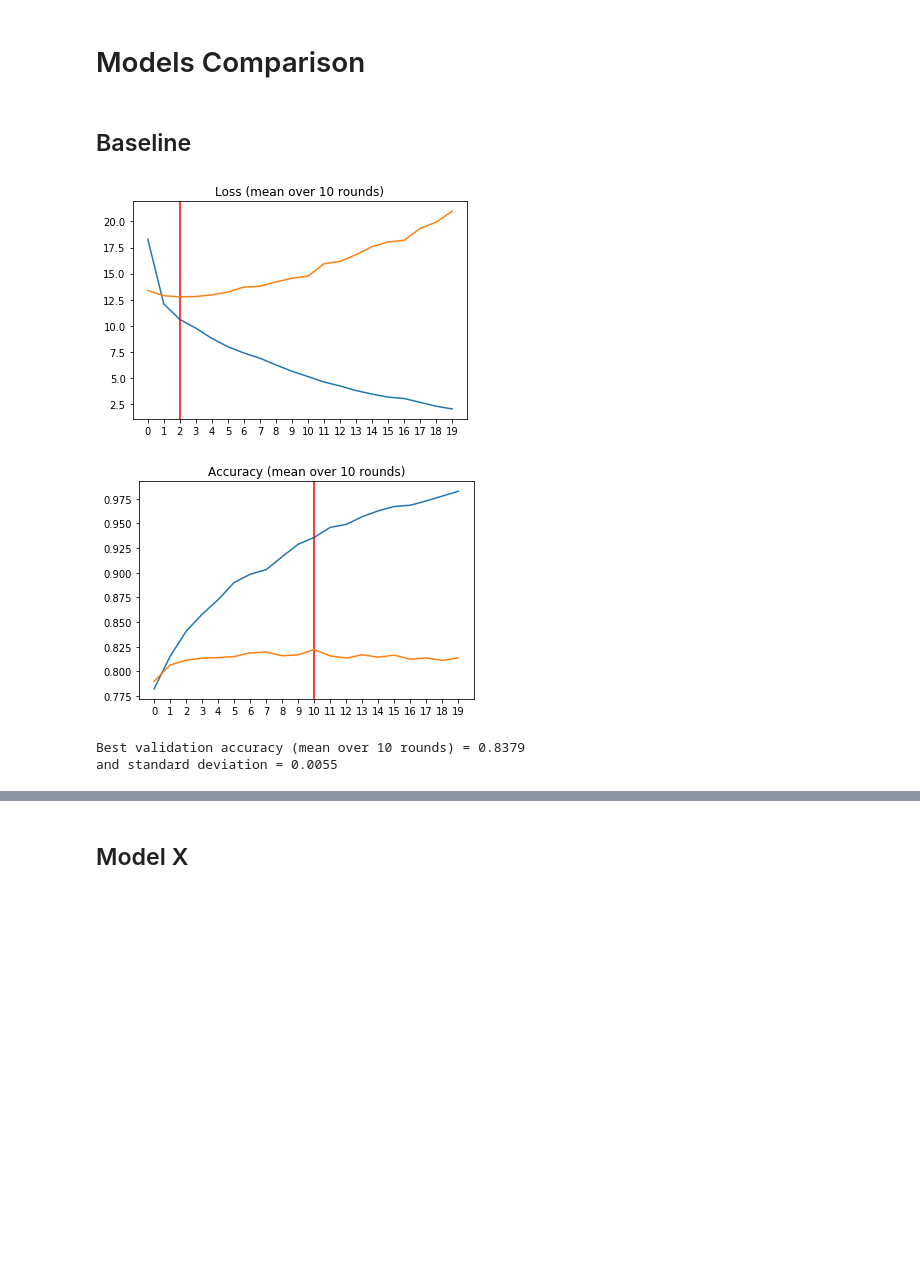
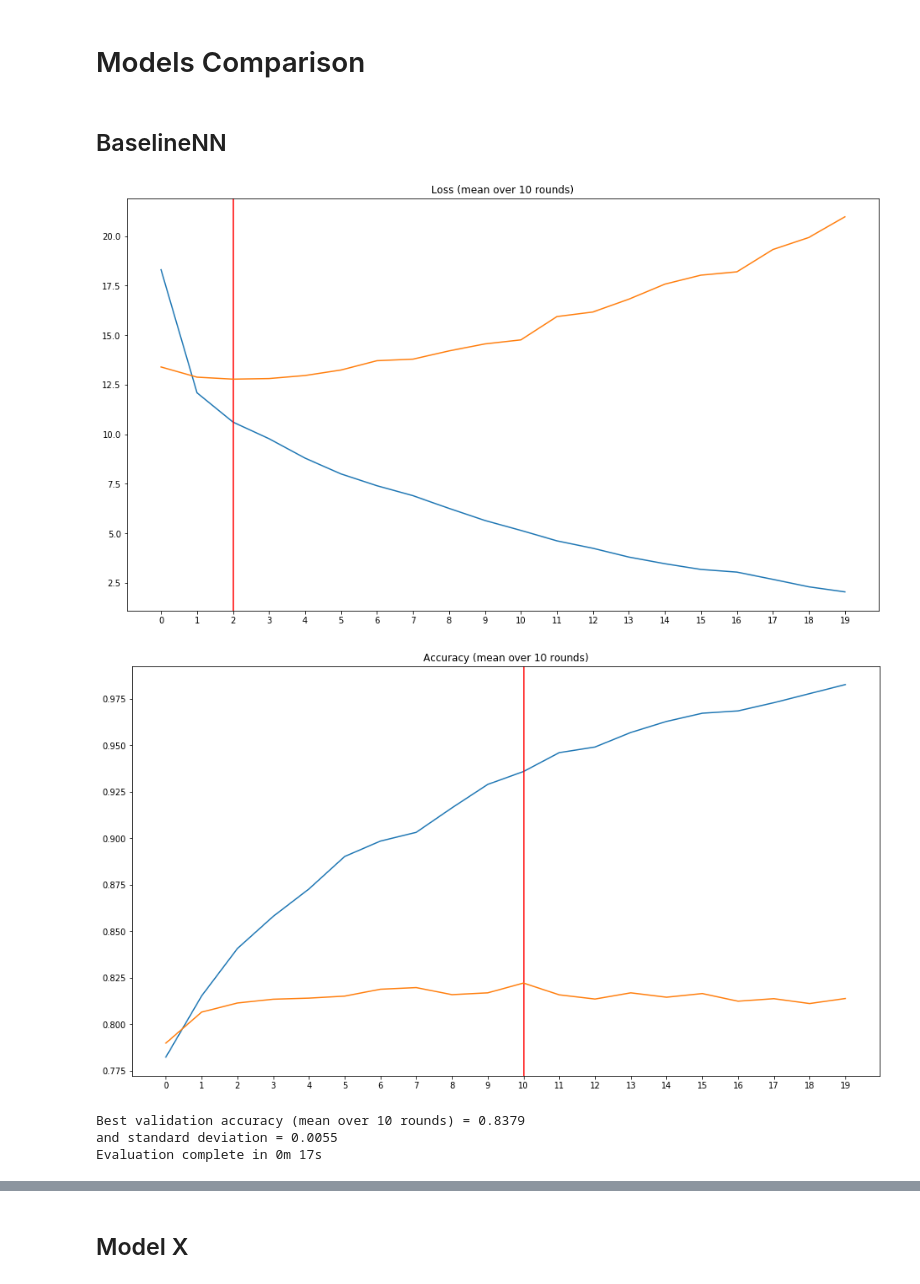
Before and after one commit to gregunz/DeepLearning2019, a Jupyter notebook: Proj1/Project1.ipynb, the cells around one changed output, grey strips where cells are left out. Cells and saved outputs as stored; diff of their text form; code cells hidden in the pictures; blank space fills up the shorter version.

```diff
--- a/Proj1/Project1.ipynb
+++ b/Proj1/Project1.ipynb
@@ -41,3 +42,3 @@ show_img(train_input[0, 0])
 from evaluation import evaluate_model
 # %% [markdown]
-## Baseline
+## BaselineNN
@@ -44,9 +47,9 @@ from evaluation import evaluate_model
 # %%
-from models import Baseline
-
-evaluate_model(Baseline, num_epochs=20, num_rounds=10);
+criterion = nn.BCELoss()
+evaluate_model(BaselineNN, criterion, num_epochs=20, num_rounds=10);
 # %% [output]
-[figure, old version]
+[figure, new version]
-[figure, old version]
+[figure, new version]
 Best validation accuracy (mean over 10 rounds) = 0.8379
 and standard deviation = 0.0055
+Evaluation complete in 0m 17s
```
Also changed, not shown: parts of 7 cells of this notebook, 2 other files.
